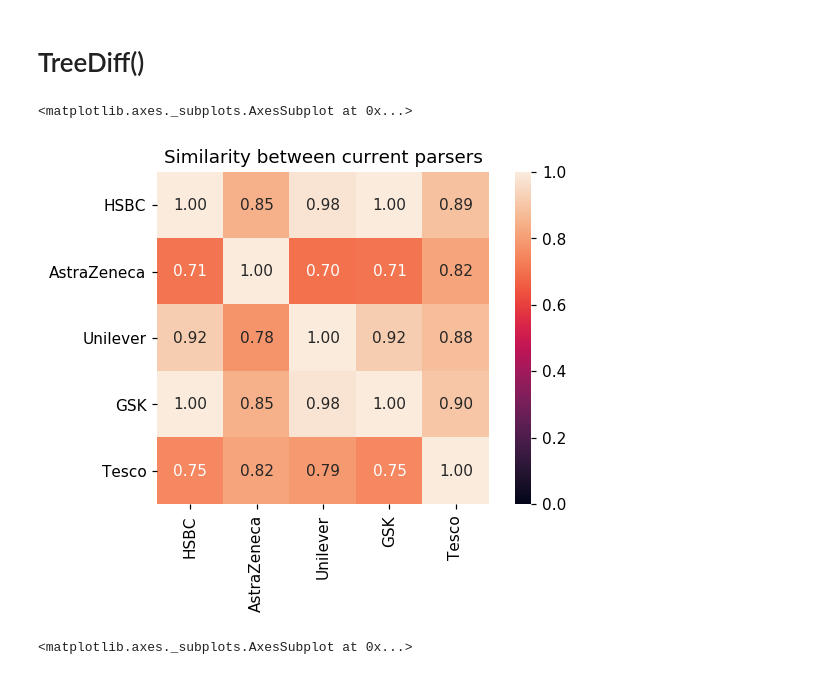
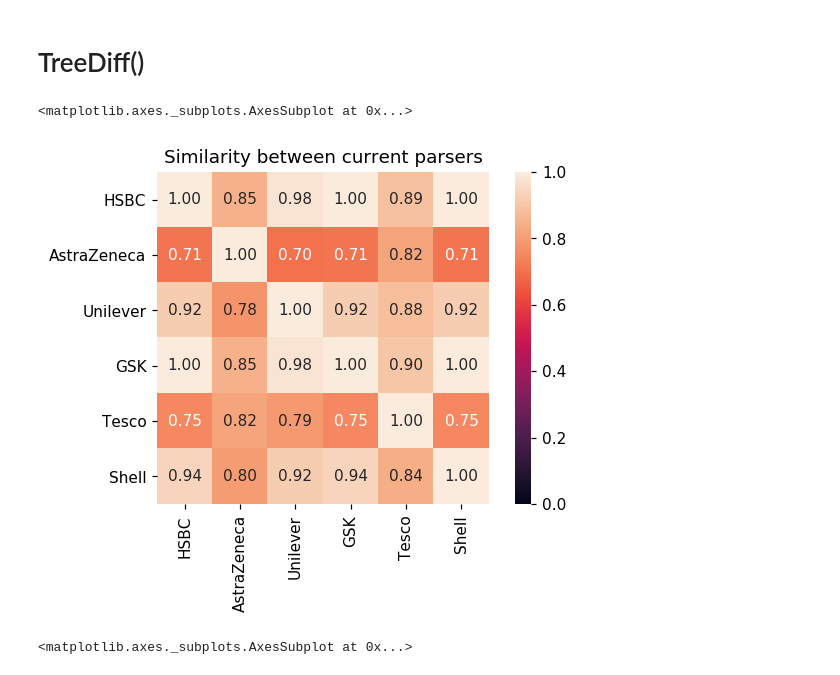
Before and after one commit to jakobtorben/Intelligent-public-web-data-extraction, a Jupyter notebook: ManWebScraper/AST/similarity/heatmaps.ipynb, the cells around one changed output. Cells and saved outputs as stored; diff of their text form; code cells hidden in the pictures.

```diff
--- a/ManWebScraper/AST/similarity/heatmaps.ipynb
+++ b/ManWebScraper/AST/similarity/heatmaps.ipynb
@@ -97,20 +112,21 @@ ___
 # %% [markdown]
 # TreeDiff()
 # %%
-current_similarity = [[1, 0.85, 0.98, 1, 0.89],
-                      [0.71, 1, 0.70, 0.71, 0.82],
-                      [0.92, 0.78, 1, 0.92, 0.88],
-                      [1, 0.85, 0.98, 1, 0.9],
-                      [0.75, 0.82, 0.79, 0.75, 1]]
+current_similarity = [[1, 0.85, 0.98, 1, 0.89, 1],
+                      [0.71, 1, 0.70, 0.71, 0.82, 0.71],
+                      [0.92, 0.78, 1, 0.92, 0.88, 0.92],
+                      [1, 0.85, 0.98, 1, 0.9, 1],
+                      [0.75, 0.82, 0.79, 0.75, 1, 0.75],
+                      [0.94, 0.8, 0.92, 0.94, 0.84, 1]]
 data = np.array(current_similarity)
-labels = ['HSBC', 'AstraZeneca', 'Unilever', 'GSK', 'Tesco']
+labels = ['HSBC', 'AstraZeneca', 'Unilever', 'GSK', 'Tesco', 'Shell']
 plt.figure(dpi=110)
 plt.title('Similarity between current parsers')
 sns.heatmap(data, cbar=True, annot=True, square=True, fmt='.2f', annot_kws={'size': 10},
                  yticklabels=labels, xticklabels=labels, vmin=0,vmax=1)
 # %% [output]
 <matplotlib.axes._subplots.AxesSubplot at 0x...>
-[figure, old version]
+[figure, new version]
 # %%
 HSBC_similarity = [[1, 0.98, 0.98],
                    [0.78, 1, 1],
```
Also changed, not shown: parts of 3 cells of this notebook, 1 other file.
